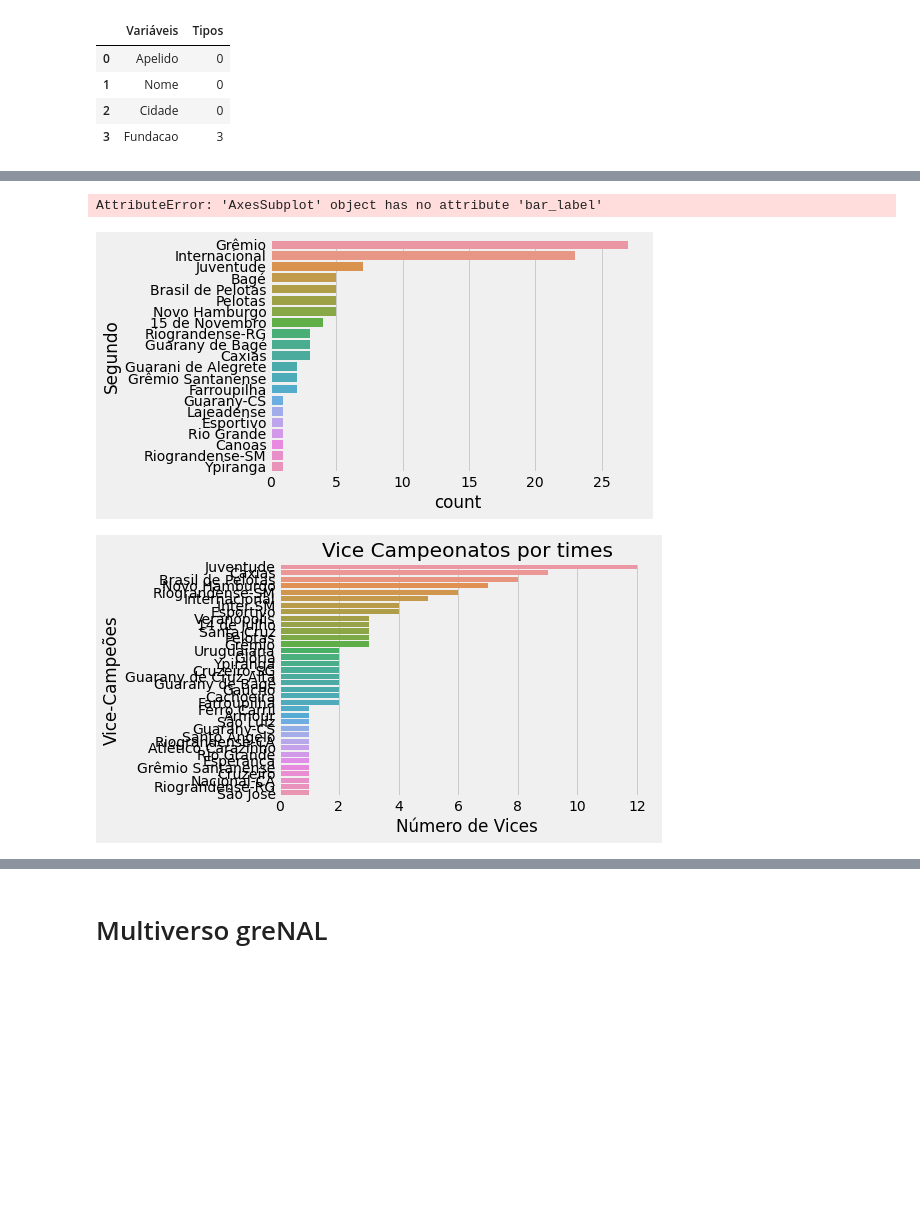
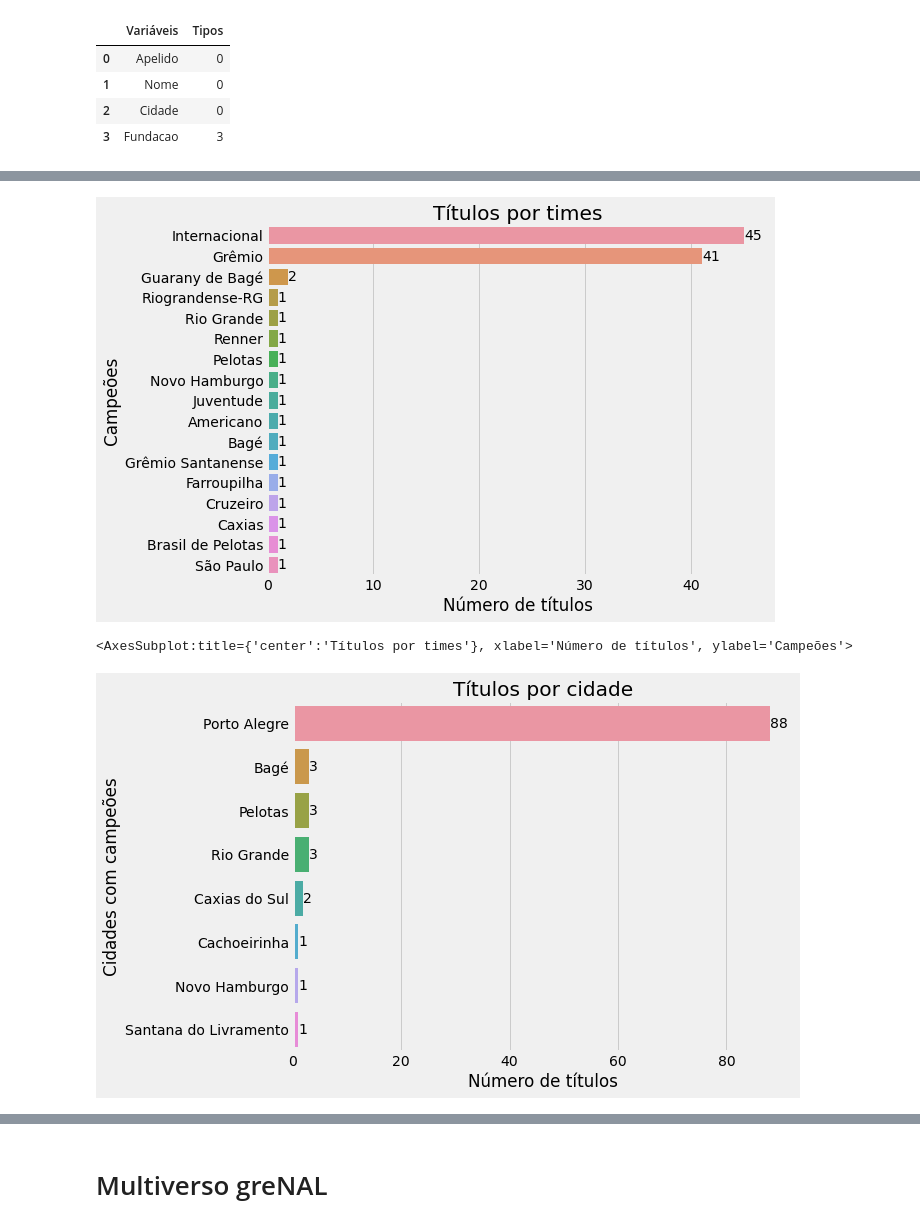
Before and after one commit to VitorBSP/Multiverso_greNAL, a Jupyter notebook: analise.ipynb, the cells around one changed output, grey strips where cells are left out. Saved outputs shown, nothing was run; the diff lists cells and outputs as text; code cells hidden in the pictures; blank space fills up the shorter version.

```diff
--- a/analise.ipynb
+++ b/analise.ipynb
@@ -34,3 +12,25 @@ Note: you may need to restart the kernel to use updated packages.
+# %%
+def normal_count(data,y,xlabel,ylabel,title, h = 8, w = 6):
+    plt.style.use('fivethirtyeight')
+    ax = sns.countplot(data=data, y=y, order = data[y].value_counts().index)
+    ax.bar_label(ax.containers[0])
+    plt.xlabel(xlabel)
+    plt.ylabel(ylabel)
+    plt.title(title)
+    plt.rcParams['figure.figsize'] =  [h, w]
+    plt.show()
+    return ax
+
+def multiverso_count(data,y,xlabel,ylabel,title, h = 8, w = 6):
+    plt.rcParams['figure.figsize'] =  [h, w]
+    with plt.xkcd():
+        ax = sns.countplot(data=data, y=y, order = data[y].value_counts().index)
+        ax.bar_label(ax.containers[0])
+        plt.xlabel(xlabel)
+        plt.ylabel(ylabel)
+        plt.title(title)
+        fig = plt.show()
+        return h,w
 # %%
 #import ipyregulartable as rt
 # %%
@@ -149,23 +121,9 @@ plt.show()
-# %%
-plt.style.use('fivethirtyeight')
-ax = sns.countplot(data=campeonatos, y='Segundo', order = campeonatos['Segundo'].value_counts().index)
-ax.bar_label(ax.containers[0])
-plt.xlabel('Número de Vices')
-plt.ylabel('Vice-Campeões')
-plt.title('Vice Campeonatos por times')
-#plt.grid(None, axis='y')
-plt.show()
-# %% [output]
-AttributeError: 'AxesSubplot' object has no attribute 'bar_label'
-[figure, removed]
-# %%
-plt.style.use('fivethirtyeight')
-ax = sns.countplot(data=campeonatos, y='Terceiro', order = campeonatos['Terceiro'].value_counts().index)
-#ax.bar_label(ax.containers[0])
-plt.xlabel('Número de Vices')
-plt.ylabel('Vice-Campeões')
-plt.title('Vice Campeonatos por times')
-#plt.grid(None, axis='y')
-plt.show()
-# %% [output]
-[figure, removed]
+# %%
+normal_count(campeonatos, 'Primeiro', 'Número de títulos', 'Campeões', 'Títulos por times')
+# %% [output]
+[figure, added]
+<AxesSubplot:title={'center':'Títulos por times'}, xlabel='Número de títulos', ylabel='Campeões'>
+# %%
+normal_count(campeonatos, 'Cidade_Primeiro', 'Número de títulos', 'Cidades com campeões', 'Títulos por cidade')
+# %% [output]
+[figure, added]
```
Also changed, not shown: parts of 28 cells of this notebook, 2 other files.
